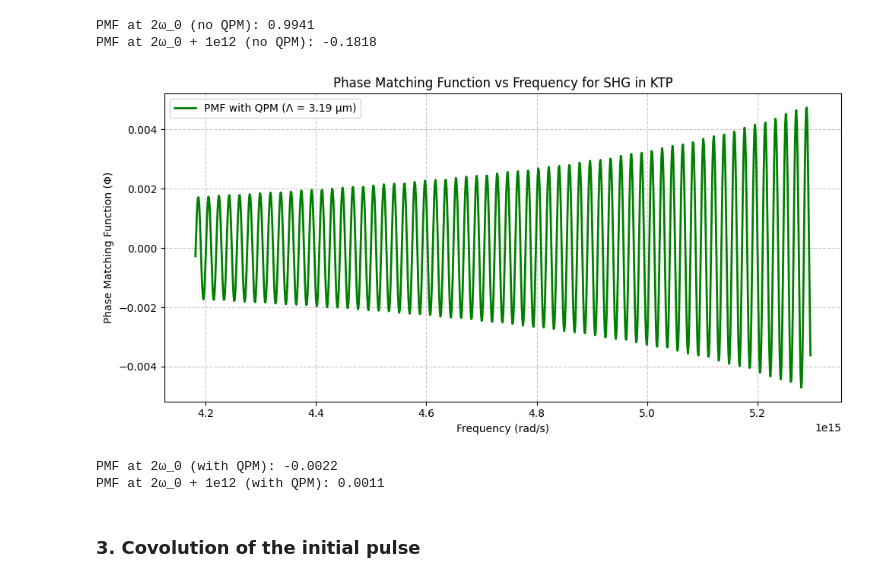
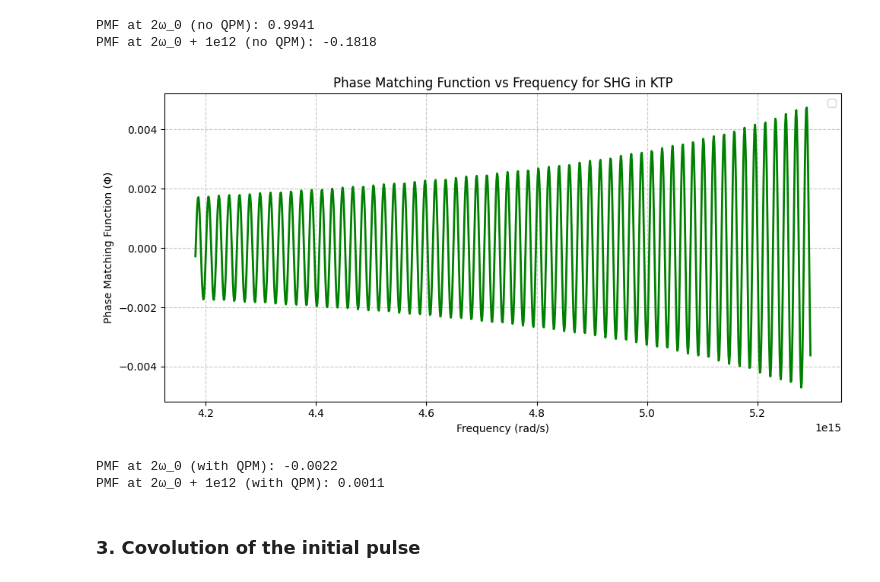
Before and after one commit to jusrojasrod/SHG-and-PDC-simulation, a Jupyter notebook: notebooks/exploracion/Second Harmonic Generation.ipynb, the cells around one changed output. Drawn from its saved outputs; the diff is of its cells as text; code cells hidden in the pictures.

```diff
--- a/notebooks/exploracion/Second Harmonic Generation.ipynb
+++ b/notebooks/exploracion/Second Harmonic Generation.ipynb
@@ -181,21 +181,21 @@ PMF at 2ω_0 (no QPM): 0.9941
 PMF at 2ω_0 + 1e12 (no QPM): -0.1818
 # %%
 plt.figure(figsize=(10, 5))
-plt.plot(SHG_frequencies, pmf_with_qpm, label=f'PMF with QPM (Λ = {Lambda_um} µm)', color='green', linewidth=2)
+plt.plot(SHG_frequencies, pmf_with_qpm, color='green', linewidth=2)
 plt.xlabel('Frequency (rad/s)')
 plt.ylabel('Phase Matching Function (Φ)')
 plt.title('Phase Matching Function vs Frequency for SHG in KTP')
 plt.grid(True, linestyle='--', alpha=0.7)
 plt.ticklabel_format(style='sci', axis='x', scilimits=(0,0))
 plt.legend()
 
 plt.tight_layout()
 plt.show()
 
 print(f"PMF at 2ω_0 (with QPM): {pmf_with_qpm[len(pmf_with_qpm)//2]:.4f}")
 print(f"PMF at 2ω_0 + 1e12 (with QPM): {pmf_with_qpm[len(pmf_with_qpm)//2 + 10]:.4f}")
 # %% [output]
-[figure, old version]
+[figure, new version]
 PMF at 2ω_0 (with QPM): -0.0022
 PMF at 2ω_0 + 1e12 (with QPM): 0.0011
 # %% [markdown]
```
Also changed, not shown: parts of 1 cell of this notebook, 1 other file.
